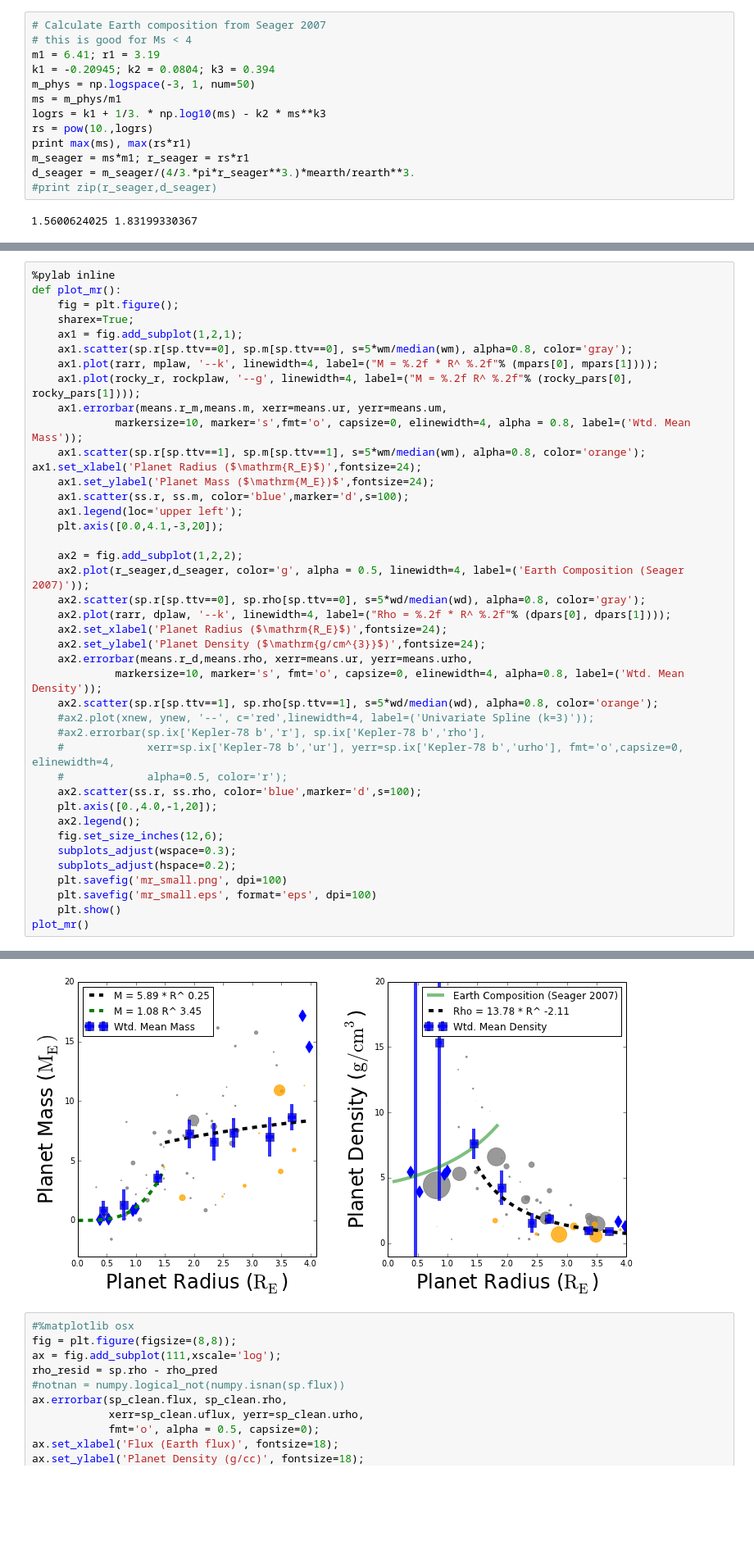
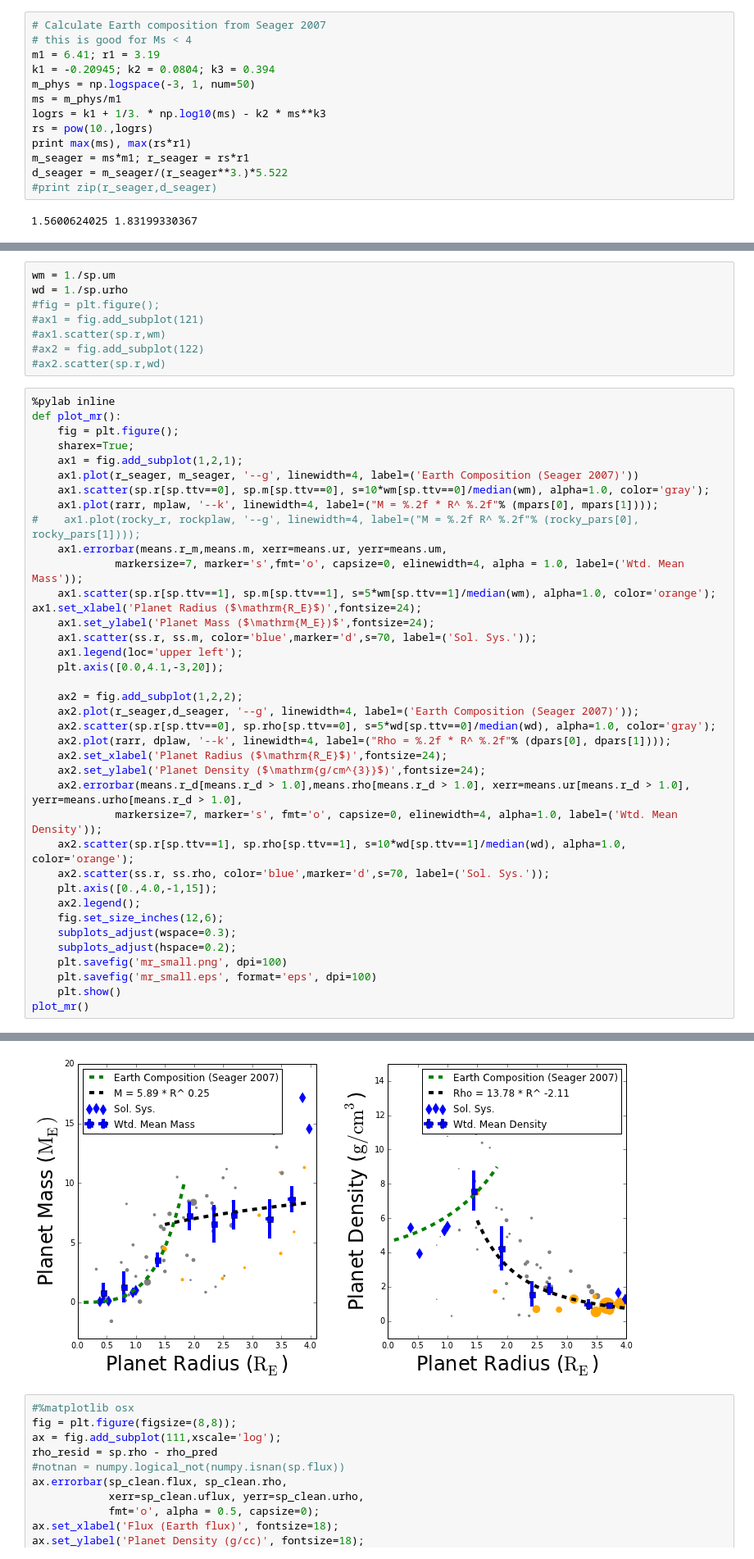
Before and after one commit to sealauren/mrf, a Jupyter notebook: plot_mr.ipynb, the cells around one changed output, grey strips where cells are left out. Shown at 82% size. Cells and saved outputs as stored; diff of their text form; blank space fills up the shorter version.

Commit message:
Started AAS presentation, added label to figure legend in mr plot.

```diff
--- a/plot_mr.ipynb
+++ b/plot_mr.ipynb
@@ -436,7 +436,7 @@ logrs = k1 + 1/3. * np.log10(ms) - k2 * ms**k3
 rs = pow(10.,logrs)
 print max(ms), max(rs*r1)
 m_seager = ms*m1; r_seager = rs*r1
-d_seager = m_seager/(4/3.*pi*r_seager**3.)*mearth/rearth**3.
+d_seager = m_seager/(r_seager**3.)*5.522
 #print zip(r_seager,d_seager)
 # %% [output]
 1.5600624025 1.83199330367
@@ -446,46 +443,51 @@ wd = 1./sp.urho**2.
+# %%
+wm = 1./sp.um
+wd = 1./sp.urho
+#fig = plt.figure();
+#ax1 = fig.add_subplot(121)
+#ax1.scatter(sp.r,wm)
+#ax2 = fig.add_subplot(122)
+#ax2.scatter(sp.r,wd)
 # %%
 %pylab inline
 def plot_mr():
     fig = plt.figure();
     sharex=True;
     ax1 = fig.add_subplot(1,2,1);
-    ax1.scatter(sp.r[sp.ttv==0], sp.m[sp.ttv==0], s=5*wm/median(wm), alpha=0.8, color='gray');
+    ax1.plot(r_seager, m_seager, '--g', linewidth=4, label=('Earth Composition (Seager 2007)'))
+    ax1.scatter(sp.r[sp.ttv==0], sp.m[sp.ttv==0], s=10*wm[sp.ttv==0]/median(wm), alpha=1.0, color='gray');
     ax1.plot(rarr, mplaw, '--k', linewidth=4, label=("M = %.2f * R^ %.2f"% (mpars[0], mpars[1])));
-    ax1.plot(rocky_r, rockplaw, '--g', linewidth=4, label=("M = %.2f R^ %.2f"% (rocky_pars[0], rocky_pars[1])));
+#    ax1.plot(rocky_r, rockplaw, '--g', linewidth=4, label=("M = %.2f R^ %.2f"% (rocky_pars[0], rocky_pars[1])));
     ax1.errorbar(means.r_m,means.m, xerr=means.ur, yerr=means.um,
-             markersize=10, marker='s',fmt='o', capsize=0, elinewidth=4, alpha = 0.8, label=('Wtd. Mean Mass'));
-    ax1.scatter(sp.r[sp.ttv==1], sp.m[sp.ttv==1], s=5*wm/median(wm), alpha=0.8, color='orange');    ax1.set_xlabel('Planet Radius ($\mathrm{R_E}$)',fontsize=24);
+             markersize=7, marker='s',fmt='o', capsize=0, elinewidth=4, alpha = 1.0, label=('Wtd. Mean Mass'));
+    ax1.scatter(sp.r[sp.ttv==1], sp.m[sp.ttv==1], s=5*wm[sp.ttv==1]/median(wm), alpha=1.0, color='orange');    ax1.set_xlabel('Planet Radius ($\mathrm{R_E}$)',fontsize=24);
     ax1.set_ylabel('Planet Mass ($\mathrm{M_E})$',fontsize=24);
-    ax1.scatter(ss.r, ss.m, color='blue',marker='d',s=100);
+    ax1.scatter(ss.r, ss.m, color='blue',marker='d',s=70, label=('Sol. Sys.'));
     ax1.legend(loc='upper left');
     plt.axis([0.0,4.1,-3,20]);
 
     ax2 = fig.add_subplot(1,2,2);
-    ax2.plot(r_seager,d_seager, color='g', alpha = 0.5, linewidth=4, label=('Earth Composition (Seager 2007)'));
-    ax2.scatter(sp.r[sp.ttv==0], sp.rho[sp.ttv==0], s=5*wd/median(wd), alpha=0.8, color='gray');
+    ax2.plot(r_seager,d_seager, '--g', linewidth=4, label=('Earth Composition (Seager 2007)'));
+    ax2.scatter(sp.r[sp.ttv==0], sp.rho[sp.ttv==0], s=5*wd[sp.ttv==0]/median(wd), alpha=1.0, color='gray');
     ax2.plot(rarr, dplaw, '--k', linewidth=4, label=("Rho = %.2f * R^ %.2f"% (dpars[0], dpars[1])));
     ax2.set_xlabel('Planet Radius ($\mathrm{R_E}$)',fontsize=24);
     ax2.set_ylabel('Planet Density ($\mathrm{g/cm^{3}}$)',fontsize=24);
-    ax2.errorbar(means.r_d,means.rho, xerr=means.ur, yerr=means.urho,
-             markersize=10, marker='s', fmt='o', capsize=0, elinewidth=4, alpha=0.8, label=('Wtd. Mean Density'));
-    ax2.scatter(sp.r[sp.ttv==1], sp.rho[sp.ttv==1], s=5*wd/median(wd), alpha=0.8, color='orange');
-    #ax2.plot(xnew, ynew, '--', c='red',linewidth=4, label=('Univariate Spline (k=3)'));
-    #ax2.errorbar(sp.ix['Kepler-78 b','r'], sp.ix['Kepler-78 b','rho'],
-    #             xerr=sp.ix['Kepler-78 b','ur'], yerr=sp.ix['Kepler-78 b','urho'], fmt='o',capsize=0, elinewidth=4,
-    #             alpha=0.5, color='r');
-    ax2.scatter(ss.r, ss.rho, color='blue',marker='d',s=100);
-    plt.axis([0.,4.0,-1,20]);
+    ax2.errorbar(means.r_d[means.r_d > 1.0],means.rho[means.r_d > 1.0], xerr=means.ur[means.r_d > 1.0], yerr=means.urho[means.r_d > 1.0],
+             markersize=7, marker='s', fmt='o', capsize=0, elinewidth=4, alpha=1.0, label=('Wtd. Mean Density'));
+    ax2.scatter(sp.r[sp.ttv==1], sp.rho[sp.ttv==1], s=10*wd[sp.ttv==1]/median(wd), alpha=1.0, color='orange');
+    ax2.scatter(ss.r, ss.rho, color='blue',marker='d',s=70, label=('Sol. Sys.'));
+    plt.axis([0.,4.0,-1,15]);
     ax2.legend();
     fig.set_size_inches(12,6);
     subplots_adjust(wspace=0.3);
     subplots_adjust(hspace=0.2);
     plt.savefig('mr_small.png', dpi=100)
     plt.savefig('mr_small.eps', format='eps', dpi=100)
     plt.show()
 plot_mr()
 # %% [output]
 Populating the interactive namespace from numpy and matplotlib
-[figure, old version]
+[figure, new version]
 # %%
 #%matplotlib osx
 fig = plt.figure(figsize=(8,8));
```
Also changed, not shown: parts of 3 cells of this notebook, 9 other files.
